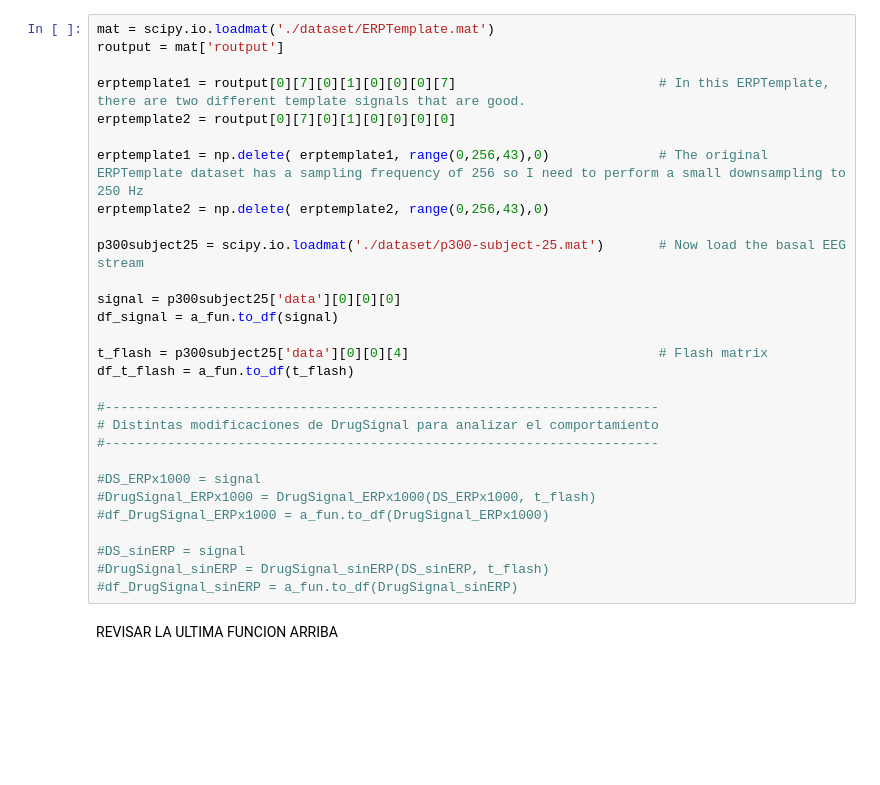
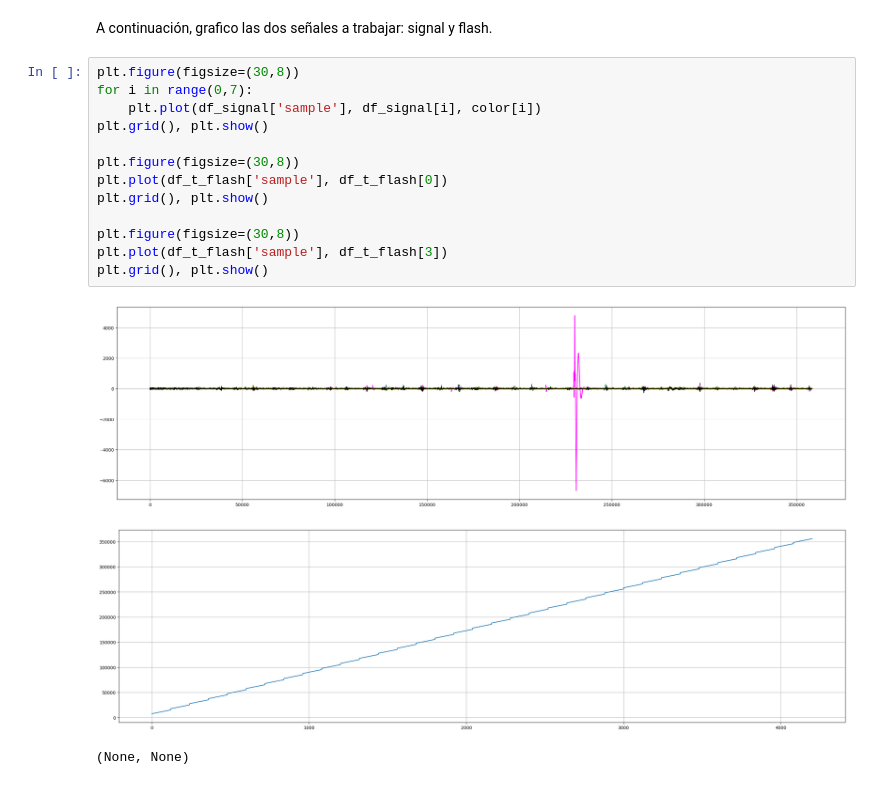
Before and after one commit to alexchavez1980/repo_tesis2, a Jupyter notebook: a_analisis_funcion_DrugSignal.ipynb, the cells around one changed output. Saved outputs shown, nothing was run; the diff lists cells and outputs as text; blank space fills up the shorter version.

```diff
--- a/a_analisis_funcion_DrugSignal.ipynb
+++ b/a_analisis_funcion_DrugSignal.ipynb
@@ -50,32 +53,20 @@ def DrugSignal_sinERP(signal, t_flash):                                 # sin ER
-# %%
-mat = scipy.io.loadmat('./dataset/ERPTemplate.mat')
-routput = mat['routput']
-
-erptemplate1 = routput[0][7][0][1][0][0][0][7]                          # In this ERPTemplate, there are two different template signals that are good.
-erptemplate2 = routput[0][7][0][1][0][0][0][0]
-
-erptemplate1 = np.delete( erptemplate1, range(0,256,43),0)              # The original ERPTemplate dataset has a sampling frequency of 256 so I need to perform a small downsampling to 250 Hz
-erptemplate2 = np.delete( erptemplate2, range(0,256,43),0)
-
-p300subject25 = scipy.io.loadmat('./dataset/p300-subject-25.mat')       # Now load the basal EEG stream
-
-signal = p300subject25['data'][0][0][0]
-df_signal = a_fun.to_df(signal)
-
-t_flash = p300subject25['data'][0][0][4]                                # Flash matrix
-df_t_flash = a_fun.to_df(t_flash)
-
-#-----------------------------------------------------------------------
-# Distintas modificaciones de DrugSignal para analizar el comportamiento
-#-----------------------------------------------------------------------
-
-#DS_ERPx1000 = signal
-#DrugSignal_ERPx1000 = DrugSignal_ERPx1000(DS_ERPx1000, t_flash)
-#df_DrugSignal_ERPx1000 = a_fun.to_df(DrugSignal_ERPx1000)
-
-#DS_sinERP = signal
-#DrugSignal_sinERP = DrugSignal_sinERP(DS_sinERP, t_flash)
-#df_DrugSignal_sinERP = a_fun.to_df(DrugSignal_sinERP)
-# %% [markdown]
-REVISAR LA ULTIMA FUNCION ARRIBA
+# %% [markdown]
+A continuación, grafico las dos señales a trabajar: signal y flash.
+# %%
+plt.figure(figsize=(30,8))
+for i in range(0,7):
+    plt.plot(df_signal['sample'], df_signal[i], color[i])
+plt.grid(), plt.show()
+
+plt.figure(figsize=(30,8))
+plt.plot(df_t_flash['sample'], df_t_flash[0])
+plt.grid(), plt.show()
+
+plt.figure(figsize=(30,8))
+plt.plot(df_t_flash['sample'], df_t_flash[3])
+plt.grid(), plt.show()
+# %% [output]
+[figure, added]
+[figure, added]
+(None, None)
 # %% [markdown]
```
Also changed, not shown: parts of 13 cells of this notebook, 3 other files.
